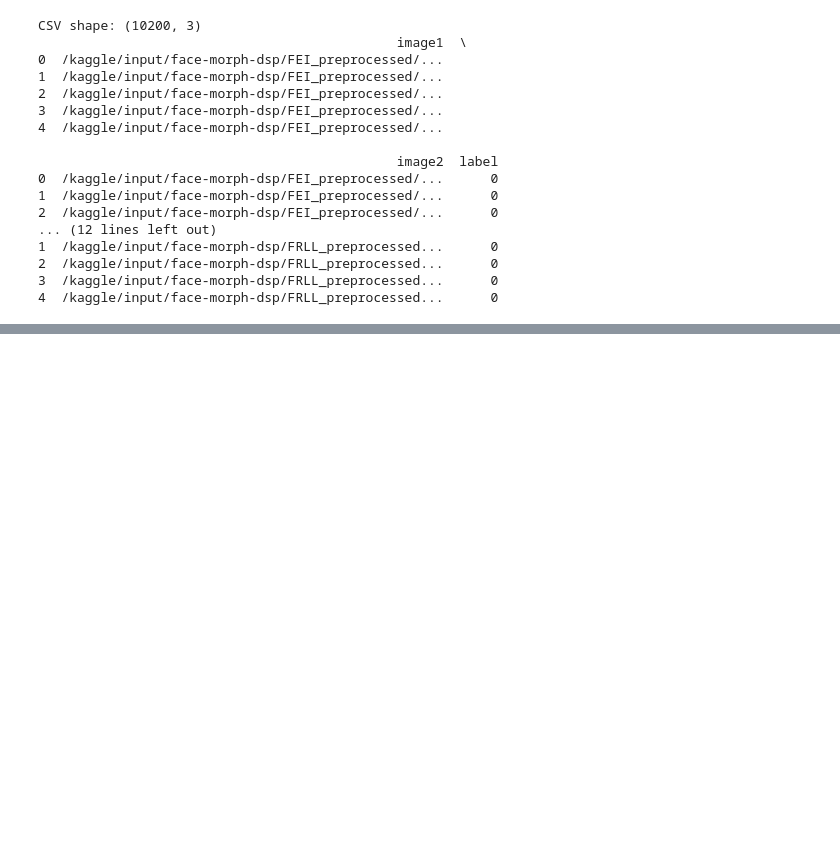
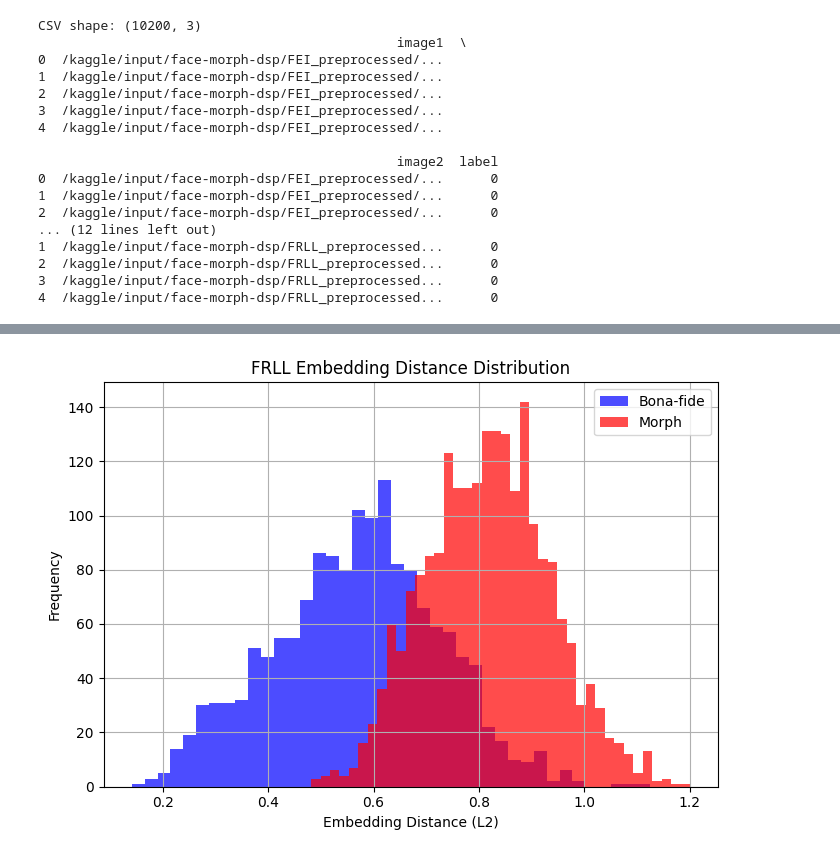
Before and after one commit to yicikek/FYP, a Jupyter notebook: Baseline_Comparision/baseline-comparision.ipynb, the cells around one changed output, grey strips where cells are left out. Drawn from its saved outputs; the diff is of its cells as text; code cells hidden in the pictures; blank space fills up the shorter version.

```diff
--- a/Baseline_Comparision/baseline-comparision.ipynb
+++ b/Baseline_Comparision/baseline-comparision.ipynb
@@ -695,0 +834,4 @@ Avg Morph Cosine:        0.6589
+# %%
+plot_embedding_distance_distribution(FaceNetEmbedder(), frll_test_loader, device)
+# %% [output]
+[figure, added]
```
Also changed, not shown: parts of 12 cells of this notebook.
